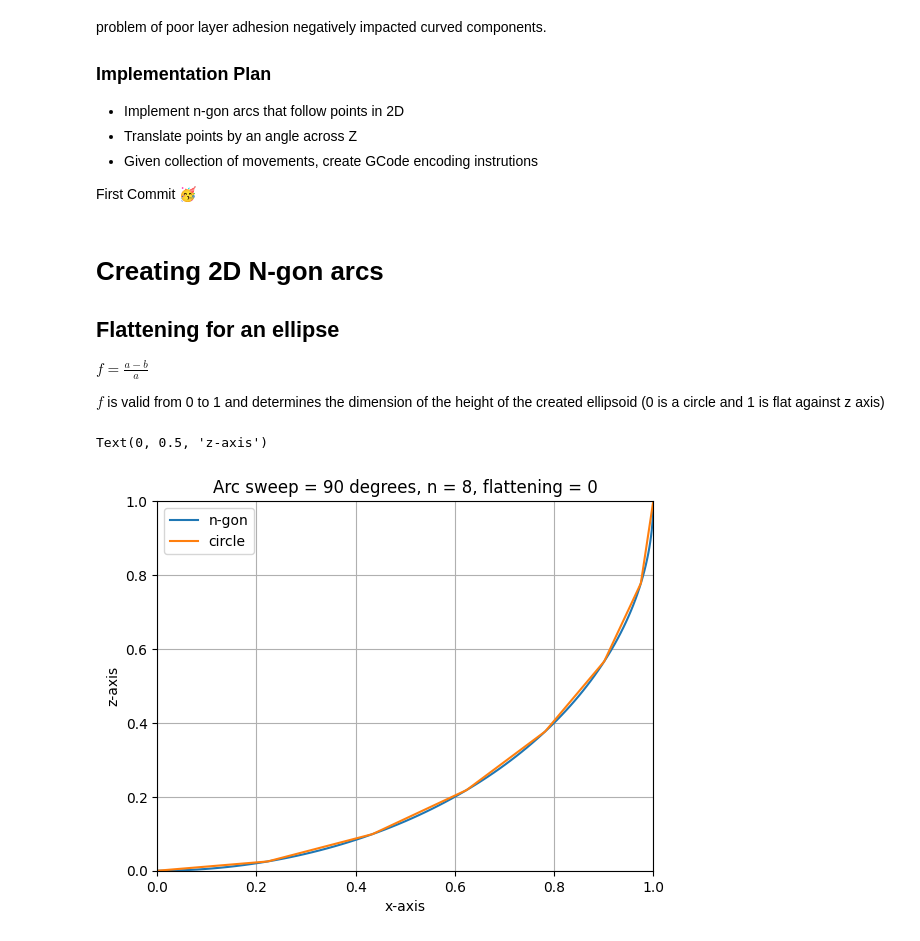
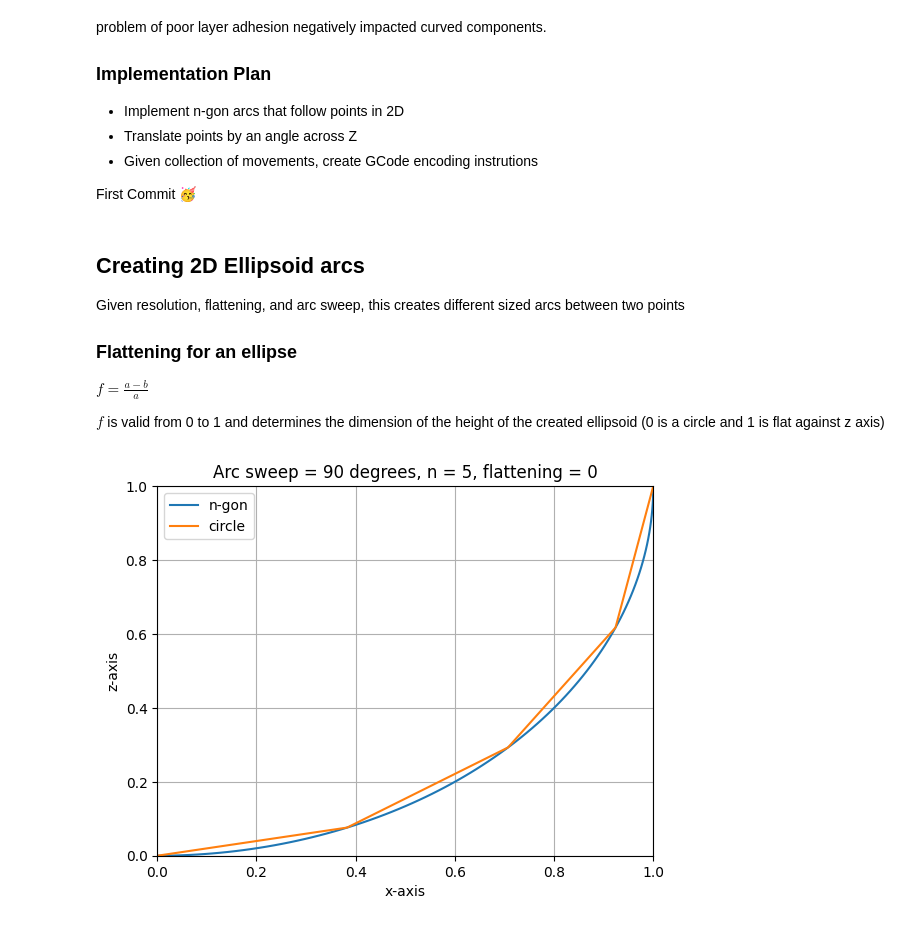
Before and after one commit to afornelas/Nonplanar-GCode, a Jupyter notebook: Nonplanar G-Code Experiment.ipynb, the cells around one changed output. Saved outputs shown, nothing was run; the diff lists cells and outputs as text; code cells hidden in the pictures.

```diff
--- a/Nonplanar G-Code Experiment.ipynb
+++ b/Nonplanar G-Code Experiment.ipynb
@@ -19,9 +19,11 @@ In order to mimic struts using additive manufacturing techniques, custom G-Code
 
 First Commit 🥳
 # %% [markdown]
-# Creating 2D N-gon arcs
+## Creating 2D Ellipsoid arcs
 
-## Flattening for an ellipse
+Given resolution, flattening, and arc sweep, this creates different sized arcs between two points
+
+### Flattening for an ellipse
 
 $f = \frac{a-b}{a}$
 
@@ -30,41 +32,43 @@ $f$ is valid from 0 to 1 and determines the dimension of the height of the creat
 import numpy as np
 import matplotlib.pyplot as plt
 
-n_sides = 8
+plt.axes(projection = None)
+
+n_sides = 5
 arc_sweep_deg = 90
 flattening = 0
 
 # Create a circular arc with n_sides
 
 r_min = 1 - flattening
 arc_sweep = np.deg2rad(arc_sweep_deg)
 arc_offset_deg = 270
 arc_offset = np.deg2rad(arc_offset_deg)
 angles = np.linspace(arc_offset, arc_offset + arc_sweep, n_sides, endpoint=True)
 
 points_x = np.cos(angles)
-points_y = np.sin(angles)
-points_y += 1
-points_y *= r_min
+points_z = np.sin(angles)
+points_z += 1
+points_z *= r_min
 
 # True geometry
 
 theta = np.linspace(arc_offset, arc_offset + arc_sweep, 100)
 circle_x = np.cos(theta)
 circle_y = np.sin(theta)
 circle_y += 1
 circle_y *= r_min
 
 # Plot n-gon and circle
 
 plt.grid()
-plt.plot(circle_x, circle_y, '-',points_x, points_y, '-')
+plt.plot(circle_x, circle_y, '-',points_x, points_z, '-')
 plt.title(f'Arc sweep = {arc_sweep_deg} degrees, n = {n_sides}, flattening = {flattening}')
 plt.legend(['n-gon', 'circle'])
 plt.xlim([0,1])
 plt.ylim([0,1])
 plt.xlabel('x-axis')
 plt.ylabel('z-axis')
+plt.show()
 # %% [output]
-Text(0, 0.5, 'z-axis')
-[figure, old version]
+[figure, new version]
```
Also changed, not shown: parts of 8 cells of this notebook.
